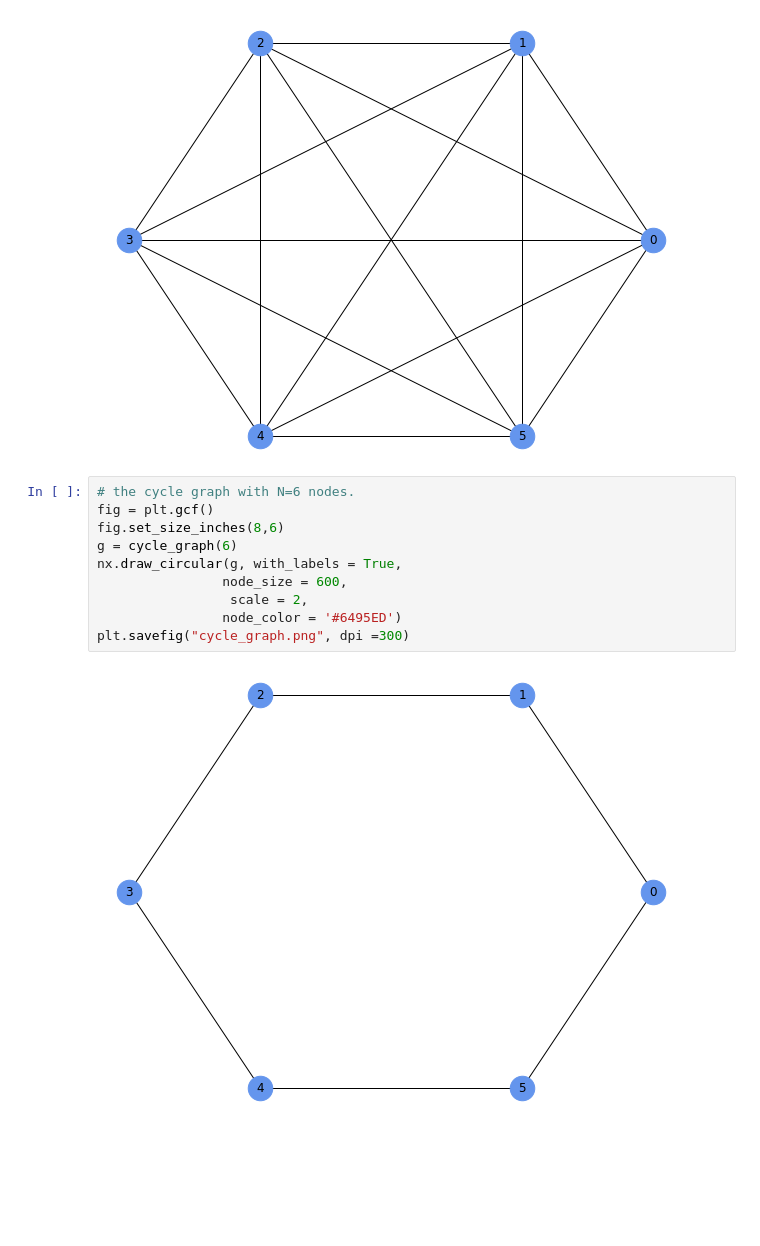
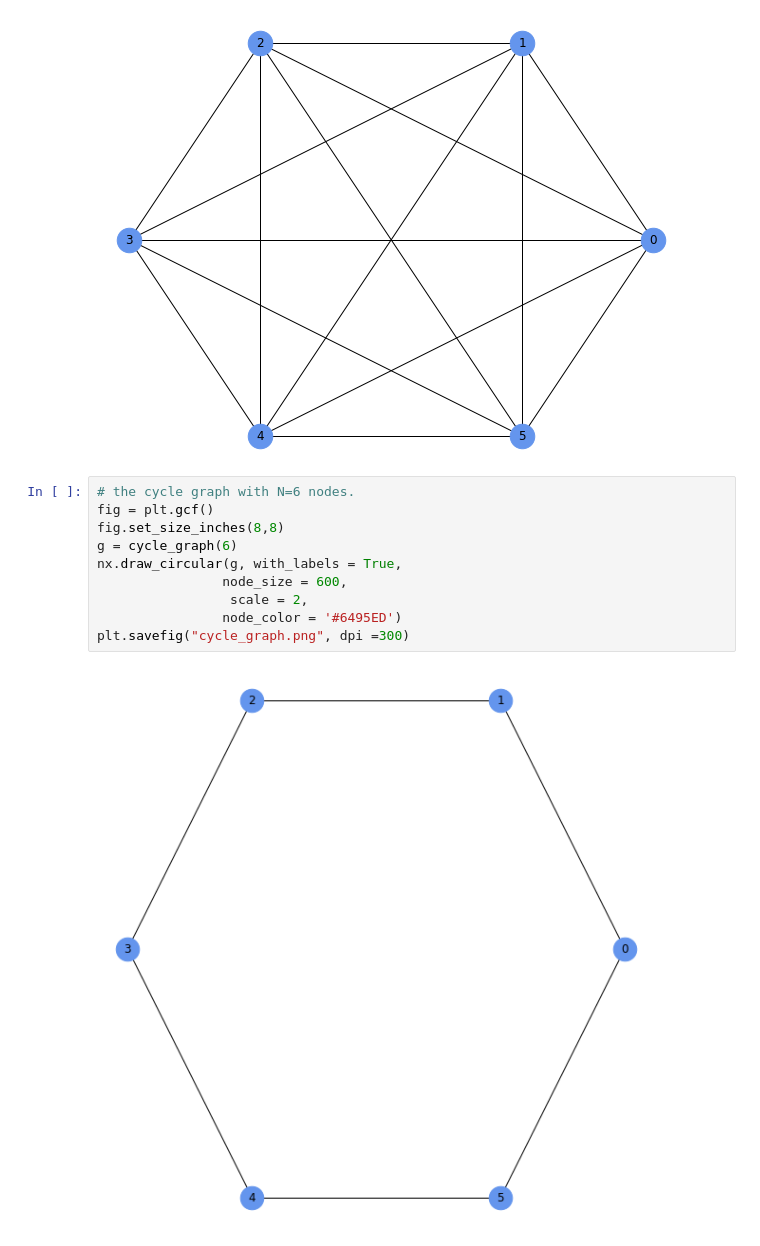
Before and after one commit to tungprime/western_fields, a Jupyter notebook: graphs_generator_and_drawing.ipynb, the cells around one changed output. Cells and saved outputs as stored; diff of their text form; blank space fills up the shorter version.

```diff
--- a/graphs_generator_and_drawing.ipynb
+++ b/graphs_generator_and_drawing.ipynb
@@ -85,15 +85,15 @@ plt.savefig("complete_graph.png", dpi =300)
 # %%
 # the cycle graph with N=6 nodes.
 fig = plt.gcf()
-fig.set_size_inches(8,6)
+fig.set_size_inches(8,8)
 g = cycle_graph(6)
 nx.draw_circular(g, with_labels = True,
                 node_size = 600,
                  scale = 2,
                 node_color = '#6495ED')
 plt.savefig("cycle_graph.png", dpi =300)
 # %% [output]
-[figure, old version]
+[figure, new version]
 # %%
 # Paley graph for q=13
 fig = plt.gcf()
```
Also changed, not shown: parts of 5 cells of this notebook, 9 other files.
